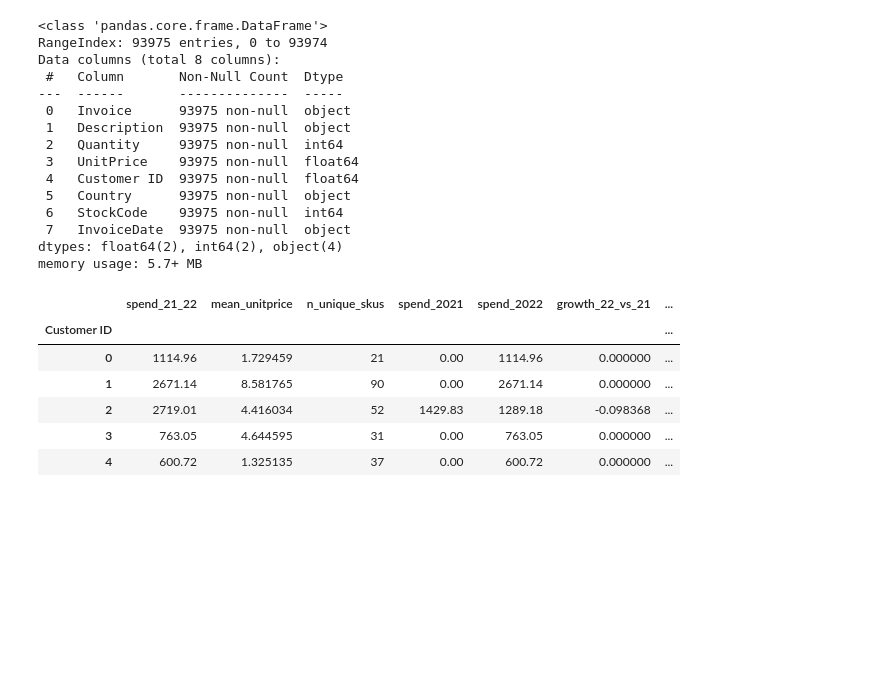
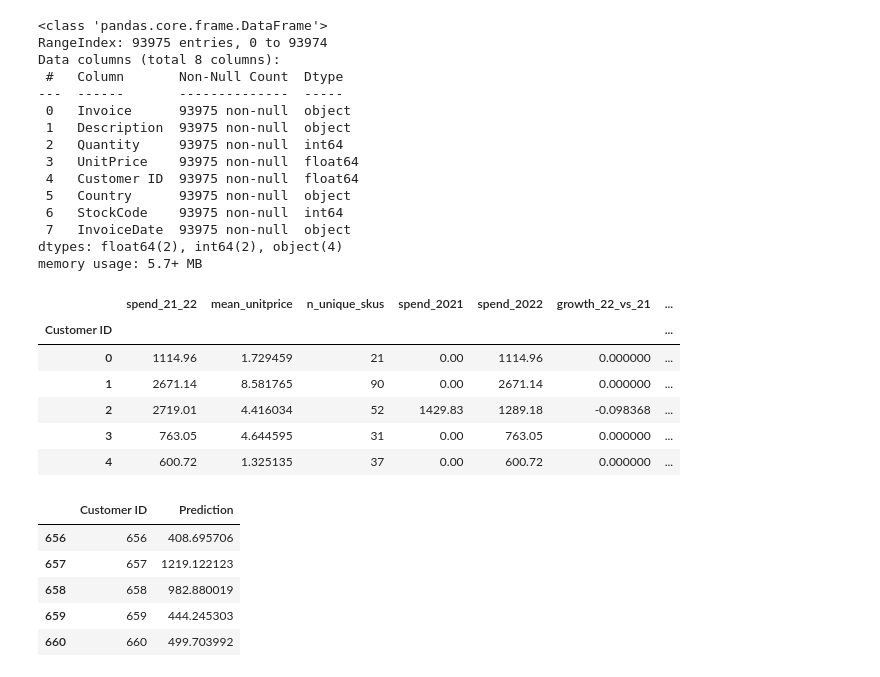
Before and after one commit to Mo-sharifi/retail-2023-spend-prediction, a Jupyter notebook: main.ipynb, the cells around one changed output. Cells and saved outputs as stored; diff of their text form; code cells hidden in the pictures; blank space fills up the shorter version.

Commit message:
create submission Data Frame

```diff
--- a/main.ipynb
+++ b/main.ipynb
@@ -526,3 +526,16 @@ df_final.head()
 df_final.drop(columns=["mean_unitprice"],inplace=True)
 # %%
 result = pipline.predict(df_final)
+# %%
+submission = pd.DataFrame({
+    "Customer ID":df_final.index,
+    "Prediction":result
+})
+submission.tail()
+# %% [output]
+|  | Customer ID | Prediction |
+| 656 | 656 | 408.695706 |
+| 657 | 657 | 1219.122123 |
+| 658 | 658 | 982.880019 |
+| 659 | 659 | 444.245303 |
+| 660 | 660 | 499.703992 |
```
Also changed, not shown: parts of 1 cell of this notebook, 1 other file.
